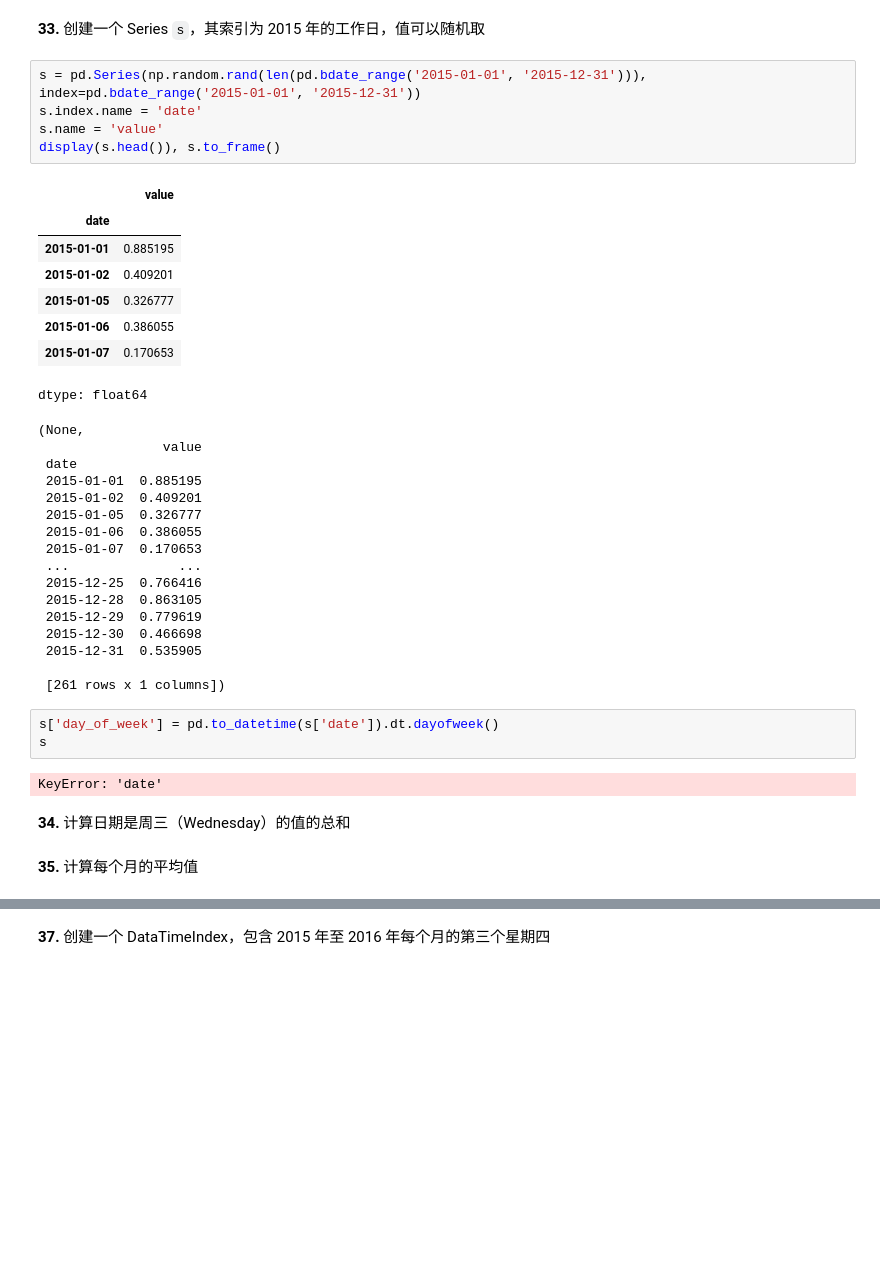
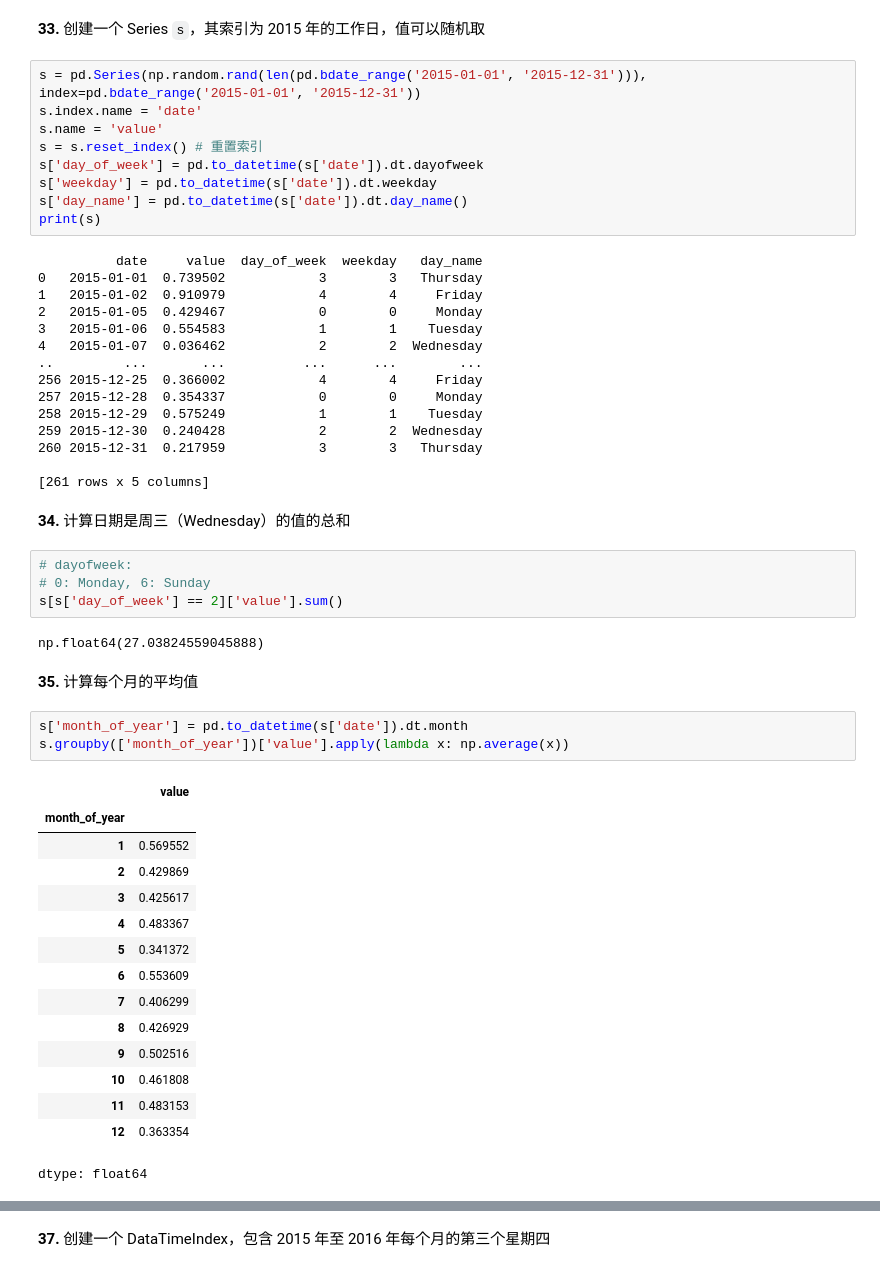
Before and after one commit to xyiling/100-pandas-puzzles-cn, a Jupyter notebook: 100-pandas-puzzles-cn.ipynb, the cells around one changed output, grey strips where cells are left out. Saved outputs shown, nothing was run; the diff lists cells and outputs as text; blank space fills up the shorter version.

```diff
--- a/100-pandas-puzzles-cn.ipynb
+++ b/100-pandas-puzzles-cn.ipynb
@@ -666,40 +666,54 @@ pandas 在处理日期与时间方面非常出色，这部分将探索 pandas
 s = pd.Series(np.random.rand(len(pd.bdate_range('2015-01-01', '2015-12-31'))), index=pd.bdate_range('2015-01-01', '2015-12-31'))
 s.index.name = 'date'
 s.name = 'value'
-display(s.head()), s.to_frame()
+s = s.reset_index() # 重置索引
+s['day_of_week'] = pd.to_datetime(s['date']).dt.dayofweek
+s['weekday'] = pd.to_datetime(s['date']).dt.weekday
+s['day_name'] = pd.to_datetime(s['date']).dt.day_name()
+print(s)
 # %% [output]
-|  | value |
-| date |  |
-| 2015-01-01 | 0.885195 |
-| 2015-01-02 | 0.409201 |
-| 2015-01-05 | 0.326777 |
-| 2015-01-06 | 0.386055 |
-| 2015-01-07 | 0.170653 |
-dtype: float64
+          date     value  day_of_week  weekday   day_name
+0   2015-01-01  0.739502            3        3   Thursday
+1   2015-01-02  0.910979            4        4     Friday
+2   2015-01-05  0.429467            0        0     Monday
+3   2015-01-06  0.554583            1        1    Tuesday
+4   2015-01-07  0.036462            2        2  Wednesday
+..         ...       ...          ...      ...        ...
+256 2015-12-25  0.366002            4        4     Friday
+257 2015-12-28  0.354337            0        0     Monday
+258 2015-12-29  0.575249            1        1    Tuesday
+259 2015-12-30  0.240428            2        2  Wednesday
+260 2015-12-31  0.217959            3        3   Thursday
+
+[261 rows x 5 columns]
-(None,
-                value
- date
- 2015-01-01  0.885195
- 2015-01-02  0.409201
- 2015-01-05  0.326777
- 2015-01-06  0.386055
- 2015-01-07  0.170653
- ...              ...
- 2015-12-25  0.766416
- 2015-12-28  0.863105
- 2015-12-29  0.779619
- 2015-12-30  0.466698
- 2015-12-31  0.535905
-
- [261 rows x 1 columns])
-# %%
-s['day_of_week'] = pd.to_datetime(s['date']).dt.dayofweek()
-s
-# %% [output]
-KeyError: 'date'
 # %% [markdown]
 **34.** 计算日期是周三（Wednesday）的值的总和
+# %%
+# dayofweek:
+# 0: Monday, 6: Sunday
+s[s['day_of_week'] == 2]['value'].sum()
+# %% [output]
+np.float64(27.03824559045888)
 # %% [markdown]
 **35.** 计算每个月的平均值
+# %%
+s['month_of_year'] = pd.to_datetime(s['date']).dt.month
+s.groupby(['month_of_year'])['value'].apply(lambda x: np.average(x))
+# %% [output]
+|  | value |
+| month_of_year |  |
+| 1 | 0.569552 |
+| 2 | 0.429869 |
+| 3 | 0.425617 |
+| 4 | 0.483367 |
+| 5 | 0.341372 |
+| 6 | 0.553609 |
+| 7 | 0.406299 |
+| 8 | 0.426929 |
+| 9 | 0.502516 |
+| 10 | 0.461808 |
+| 11 | 0.483153 |
+| 12 | 0.363354 |
+dtype: float64
 # %% [markdown]
 **36.** 寻找每个季度内最大值所对应的日期
```
Also changed, not shown: parts of 2 cells of this notebook.
